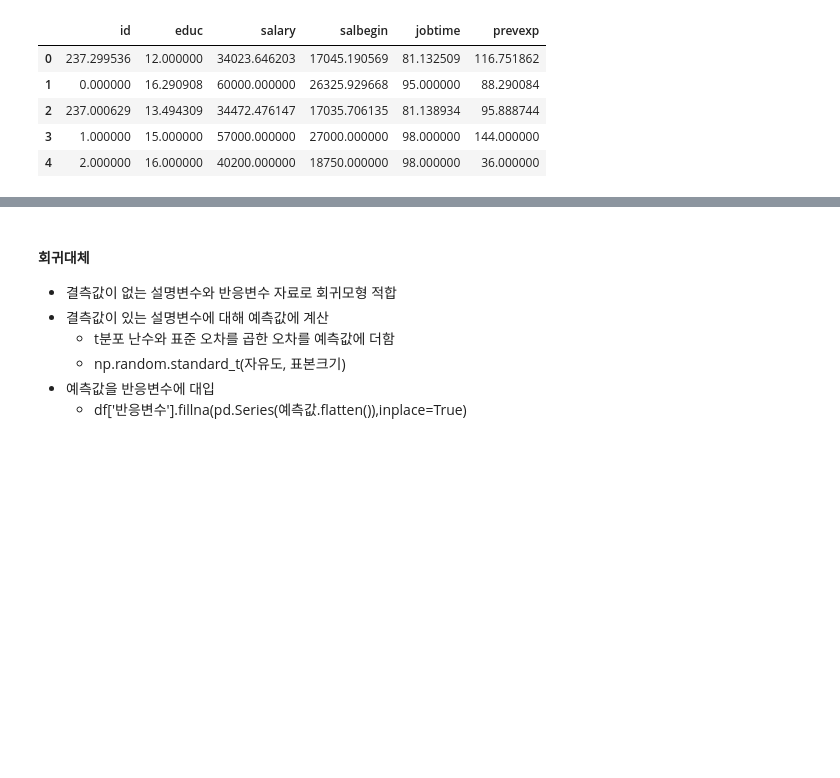
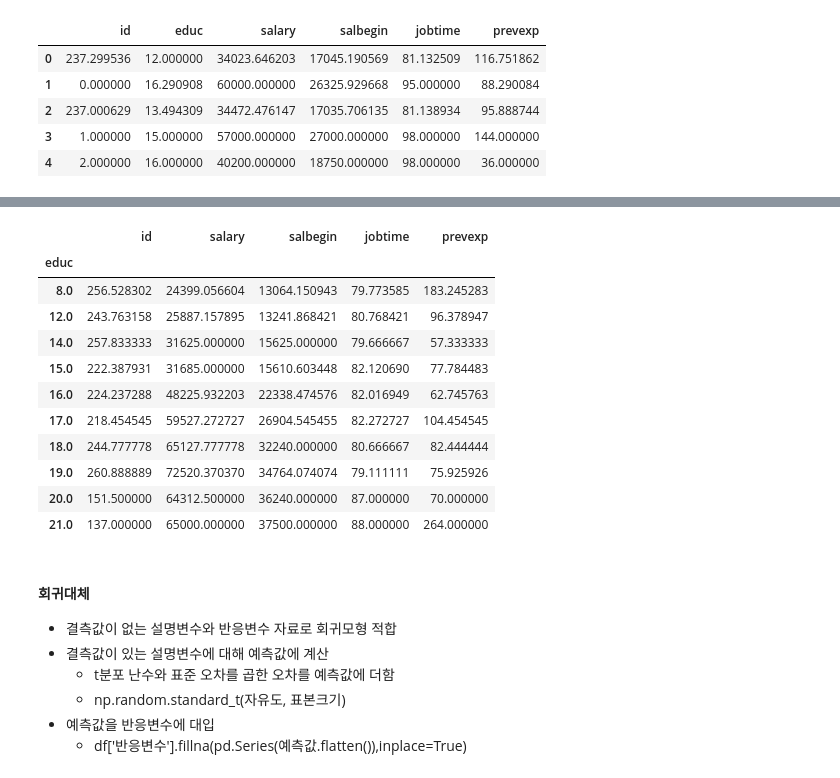
Before and after one commit to uijungkwon/data_analysis, a Jupyter notebook: BSA05/BSA05_Missing-Value.ipynb, the cells around one changed output, grey strips where cells are left out. Saved outputs shown, nothing was run; the diff lists cells and outputs as text; code cells hidden in the pictures; blank space fills up the shorter version.

```diff
--- a/BSA05/BSA05_Missing-Value.ipynb
+++ b/BSA05/BSA05_Missing-Value.ipynb
@@ -368,3 +383,18 @@ from sklearn.impute import KNNImputer
+# %%
+수치결측자료.groupby("educ").mean()
+# %% [output]
+|  | id | salary | salbegin | jobtime | prevexp |
+| educ |  |  |  |  |  |
+| 8.0 | 256.528302 | 24399.056604 | 13064.150943 | 79.773585 | 183.245283 |
+| 12.0 | 243.763158 | 25887.157895 | 13241.868421 | 80.768421 | 96.378947 |
+| 14.0 | 257.833333 | 31625.000000 | 15625.000000 | 79.666667 | 57.333333 |
+| 15.0 | 222.387931 | 31685.000000 | 15610.603448 | 82.120690 | 77.784483 |
+| 16.0 | 224.237288 | 48225.932203 | 22338.474576 | 82.016949 | 62.745763 |
+| 17.0 | 218.454545 | 59527.272727 | 26904.545455 | 82.272727 | 104.454545 |
+| 18.0 | 244.777778 | 65127.777778 | 32240.000000 | 80.666667 | 82.444444 |
+| 19.0 | 260.888889 | 72520.370370 | 34764.074074 | 79.111111 | 75.925926 |
+| 20.0 | 151.500000 | 64312.500000 | 36240.000000 | 87.000000 | 70.000000 |
+| 21.0 | 137.000000 | 65000.000000 | 37500.000000 | 88.000000 | 264.000000 |
 # %% [markdown]
 #### 회귀대체
 - 결측값이 없는 설명변수와 반응변수 자료로 회귀모형 적합
```
Also changed, not shown: parts of 3 cells of this notebook, 2 other files.
